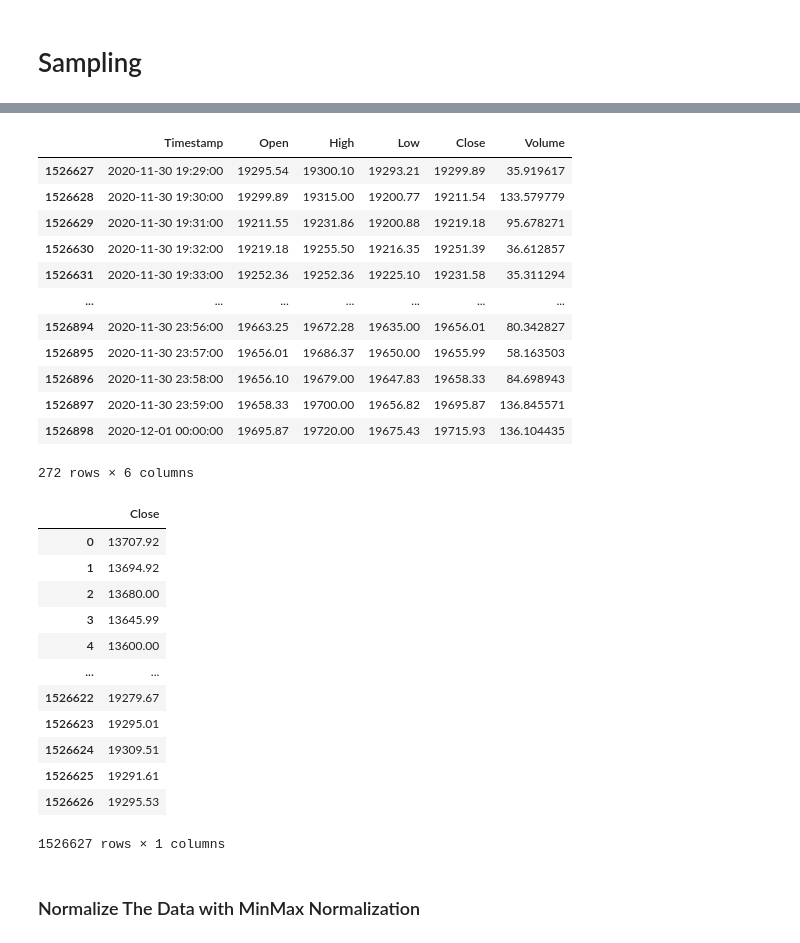
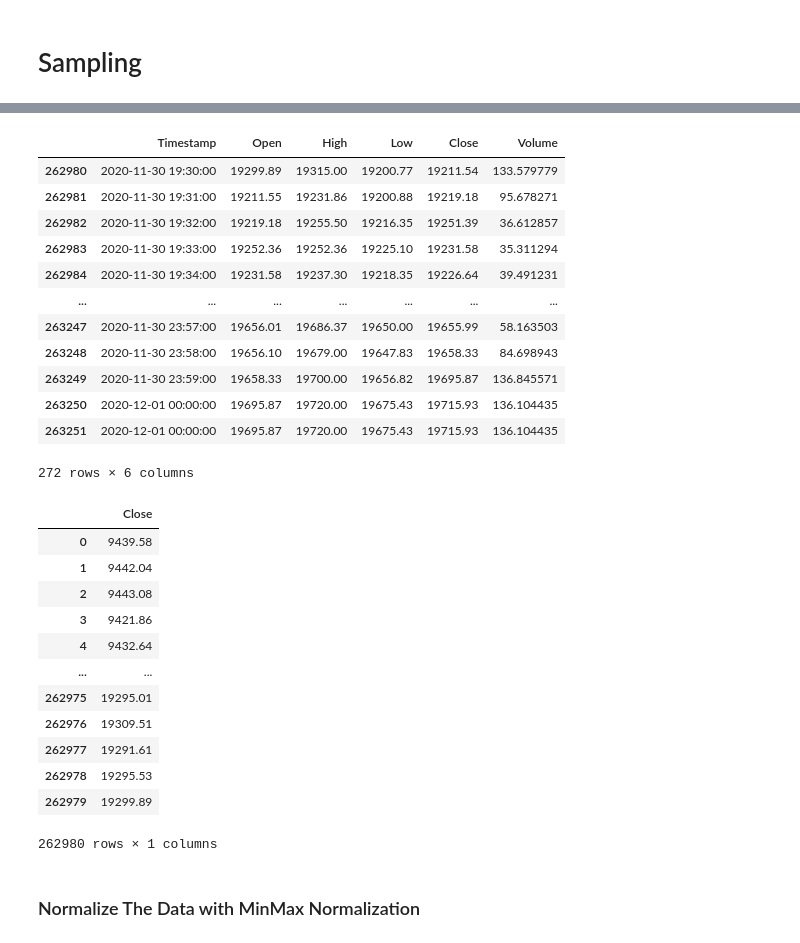
Before and after one commit to gokseltokur/Cryptocurrency-Price-Prediction, a Jupyter notebook: cnn_cryptocurrency_price_prediction.ipynb, the cells around one changed output, grey strips where cells are left out. Drawn from its saved outputs; the diff is of its cells as text; code cells hidden in the pictures.

```diff
--- a/cnn_cryptocurrency_price_prediction.ipynb
+++ b/cnn_cryptocurrency_price_prediction.ipynb
@@ -100,7 +100,7 @@ def sampler(P, F, A, sliding_window=True):
     return sample_matrix, target_matrix
 
 
-data_file = 'data/BTCUSDT-1m-1Jan2018to1Dec2020data.csv'
+data_file = 'data/BTCUSDT-1m-1Jun2020to1Dec2020data.csv'
 df = pd.read_csv(data_file)
 
 # Drop columns that we won't use
@@ -144,15 +141,15 @@ test_df
 |  | Timestamp | Open | High | Low | Close | Volume |
-| 1526627 | 2020-11-30 19:29:00 | 19295.54 | 19300.10 | 19293.21 | 19299.89 | 35.919617 |
-| 1526628 | 2020-11-30 19:30:00 | 19299.89 | 19315.00 | 19200.77 | 19211.54 | 133.579779 |
-| 1526629 | 2020-11-30 19:31:00 | 19211.55 | 19231.86 | 19200.88 | 19219.18 | 95.678271 |
-| 1526630 | 2020-11-30 19:32:00 | 19219.18 | 19255.50 | 19216.35 | 19251.39 | 36.612857 |
-| 1526631 | 2020-11-30 19:33:00 | 19252.36 | 19252.36 | 19225.10 | 19231.58 | 35.311294 |
+| 262980 | 2020-11-30 19:30:00 | 19299.89 | 19315.00 | 19200.77 | 19211.54 | 133.579779 |
+| 262981 | 2020-11-30 19:31:00 | 19211.55 | 19231.86 | 19200.88 | 19219.18 | 95.678271 |
+| 262982 | 2020-11-30 19:32:00 | 19219.18 | 19255.50 | 19216.35 | 19251.39 | 36.612857 |
+| 262983 | 2020-11-30 19:33:00 | 19252.36 | 19252.36 | 19225.10 | 19231.58 | 35.311294 |
+| 262984 | 2020-11-30 19:34:00 | 19231.58 | 19237.30 | 19218.35 | 19226.64 | 39.491231 |
 | ... | ... | ... | ... | ... | ... | ... |
-| 1526894 | 2020-11-30 23:56:00 | 19663.25 | 19672.28 | 19635.00 | 19656.01 | 80.342827 |
-| 1526895 | 2020-11-30 23:57:00 | 19656.01 | 19686.37 | 19650.00 | 19655.99 | 58.163503 |
-| 1526896 | 2020-11-30 23:58:00 | 19656.10 | 19679.00 | 19647.83 | 19658.33 | 84.698943 |
-| 1526897 | 2020-11-30 23:59:00 | 19658.33 | 19700.00 | 19656.82 | 19695.87 | 136.845571 |
-| 1526898 | 2020-12-01 00:00:00 | 19695.87 | 19720.00 | 19675.43 | 19715.93 | 136.104435 |
+| 263247 | 2020-11-30 23:57:00 | 19656.01 | 19686.37 | 19650.00 | 19655.99 | 58.163503 |
+| 263248 | 2020-11-30 23:58:00 | 19656.10 | 19679.00 | 19647.83 | 19658.33 | 84.698943 |
+| 263249 | 2020-11-30 23:59:00 | 19658.33 | 19700.00 | 19656.82 | 19695.87 | 136.845571 |
+| 263250 | 2020-12-01 00:00:00 | 19695.87 | 19720.00 | 19675.43 | 19715.93 | 136.104435 |
+| 263251 | 2020-12-01 00:00:00 | 19695.87 | 19720.00 | 19675.43 | 19715.93 | 136.104435 |
 272 rows × 6 columns
 # %%
 columns = ['Close']
@@ -164,18 +161,18 @@ real_df = o_df.loc[:,columns]
 real_df
 # %% [output]
 |  | Close |
-| 0 | 13707.92 |
-| 1 | 13694.92 |
-| 2 | 13680.00 |
-| 3 | 13645.99 |
-| 4 | 13600.00 |
+| 0 | 9439.58 |
+| 1 | 9442.04 |
+| 2 | 9443.08 |
+| 3 | 9421.86 |
+| 4 | 9432.64 |
 | ... | ... |
-| 1526622 | 19279.67 |
-| 1526623 | 19295.01 |
-| 1526624 | 19309.51 |
-| 1526625 | 19291.61 |
-| 1526626 | 19295.53 |
+| 262975 | 19295.01 |
+| 262976 | 19309.51 |
+| 262977 | 19291.61 |
+| 262978 | 19295.53 |
+| 262979 | 19299.89 |
-1526627 rows × 1 columns
+262980 rows × 1 columns
 # %% [markdown]
 ### Normalize The Data with MinMax Normalization
 # %%
```
Also changed, not shown: parts of 13 cells of this notebook, 7 other files.
